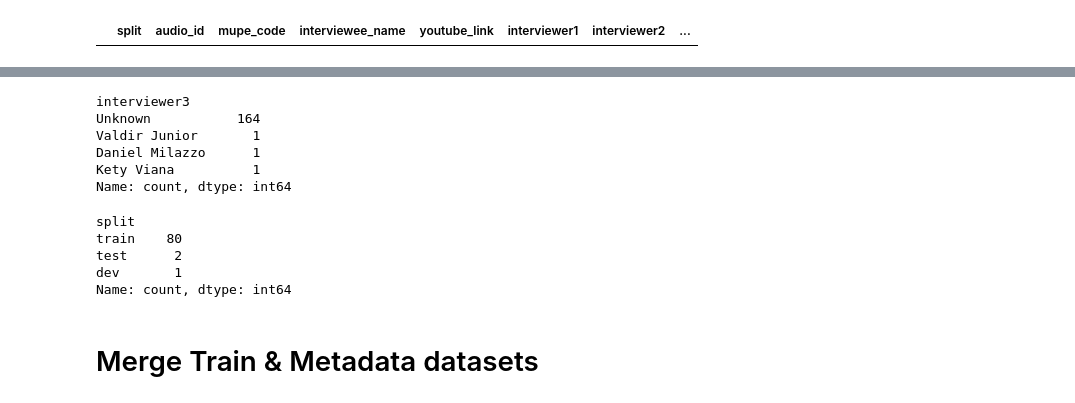
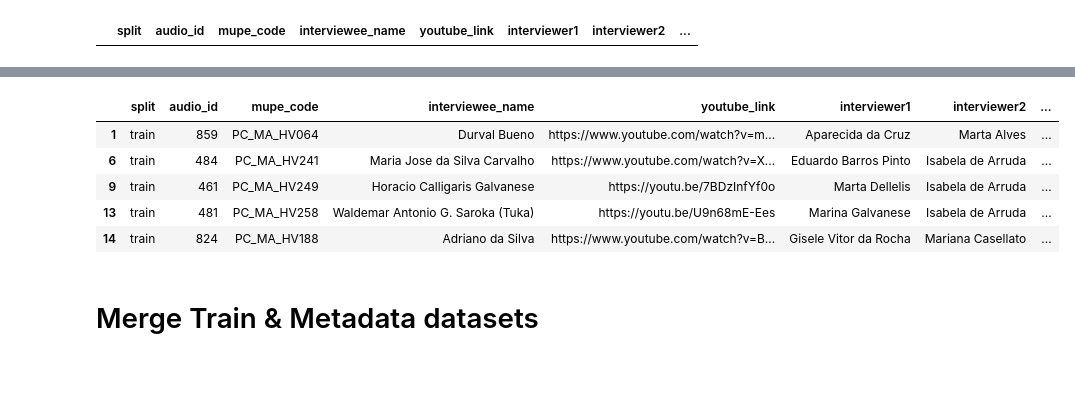
Before and after one commit to antonioMoreira/my-masters-degree, a Jupyter notebook: notebooks/mupe-dataset.ipynb, the cells around one changed output, grey strips where cells are left out. Drawn from its saved outputs; the diff is of its cells as text; code cells hidden in the pictures; blank space fills up the shorter version.

```diff
--- a/notebooks/mupe-dataset.ipynb
+++ b/notebooks/mupe-dataset.ipynb
@@ -58,3 +55,5 @@ GeminiClient = genai.Client(api_key='AIzaSyD_A0WGXw77MX6hj1qgf47781uUxZhDiAg')
+# %%
+GeminiClient = genai.Client(api_key='AIzaSyDqImtVkMggX8XaLhbTUI0jcrqD2lHM7CE')
 # %% [markdown]
 # Opening train dataset
 # %%
@@ -95,5 +94,5 @@ Number of unique audio IDs: 250
 # %%
-mupe_metadata = pd.read_csv("./datasets/mupe_metadata.csv", sep=',')
+mupe_metadata = pd.read_csv("/home/antonio-moreira/Documents/my-masters-degree/notebooks/datasets/CORAA-MUPE/TESTE_DEV_TRAIN_mupe_metadados_289.xlsx - df_full6.csv", sep=',')
 mupe_metadata.head()
 # %% [output]
 |  | split | braz_id | mupe_id | mupe_code | interviewee_name | current_audio_name | mupe_link | youtube_link | ... |
@@ -227,24 +210,17 @@ name_gender_map = get_gender_map(mupe_metadata_sp['interviewer2'].tolist())
 mupe_metadata_sp['interviewer2_gender'] = mupe_metadata_sp['interviewer2'].map(
     lambda person: infer_gender_from_map(person, name_gender_map)
 )
-# %%
-mupe_metadata_sp['interviewer3'].value_counts()
-# %% [output]
-interviewer3
-Unknown           164
-Valdir Junior       1
-Daniel Milazzo      1
-Kety Viana          1
-Name: count, dtype: int64
 # %%
-mupe_metadata_sp_gender_slice = mupe_metadata_sp[mupe_metadata_sp['gender'] != mupe_metadata_sp['interviewer1_gender']]#.to_csv("./datasets/mupe_metadata_sp_gender_slice.csv", index=False)
-mupe_metadata_sp_gender_slice['split'].value_counts()
+mupe_metadata_sp_gender_slice = mupe_metadata_sp[mupe_metadata_sp['gender'] != mupe_metadata_sp['interviewer1_gender']]
+mupe_metadata_sp_gender_slice.to_csv("/home/antonio-moreira/Documents/my-masters-degree/notebooks/datasets/CORAA-MUPE/mupe_metadata_sp_gender_slice.csv", index=False)
+mupe_metadata_sp_gender_slice.head()
 # %% [output]
-split
-train    80
-test      2
-dev       1
-Name: count, dtype: int64
+|  | split | audio_id | mupe_code | interviewee_name | youtube_link | interviewer1 | interviewer2 | ... |
+| 1 | train | 859 | PC_MA_HV064 | Durval Bueno | https://www.youtube.com/watch?v=m... | Aparecida da Cruz | Marta Alves | ... |
+| 6 | train | 484 | PC_MA_HV241 | Maria Jose da Silva Carvalho | https://www.youtube.com/watch?v=X... | Eduardo Barros Pinto | Isabela de Arruda | ... |
+| 9 | train | 461 | PC_MA_HV249 | Horacio Calligaris Galvanese | https://youtu.be/7BDzInfYf0o | Marta Dellelis | Isabela de Arruda | ... |
+| 13 | train | 481 | PC_MA_HV258 | Waldemar Antonio G. Saroka (Tuka) | https://youtu.be/U9n68mE-Ees | Marina Galvanese | Isabela de Arruda | ... |
+| 14 | train | 824 | PC_MA_HV188 | Adriano da Silva | https://www.youtube.com/watch?v=B... | Gisele Vitor da Rocha | Mariana Casellato | ... |
 # %%
 mupe_metadata_sp['interviewer3'] = mupe_metadata_sp['interviewer3'].fillna('Unknown')
 name_gender_map = get_gender_map(mupe_metadata_sp['interviewer3'].tolist())
```
Also changed, not shown: parts of 15 cells of this notebook, 1 other file.
